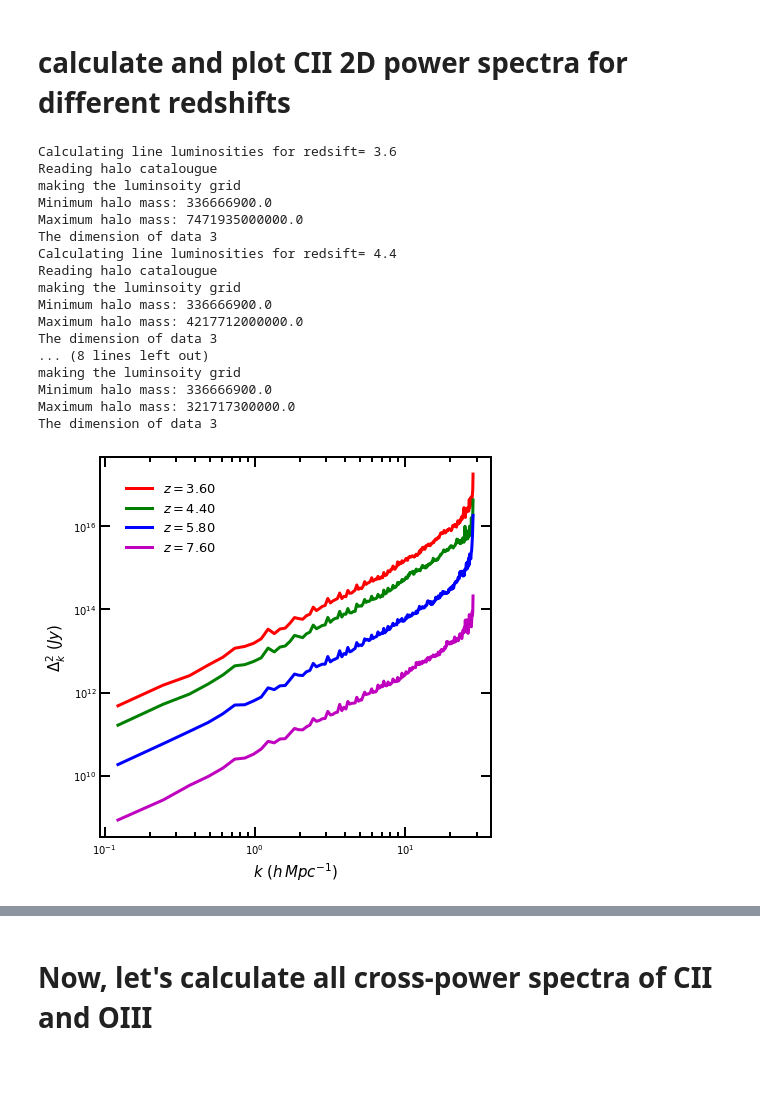
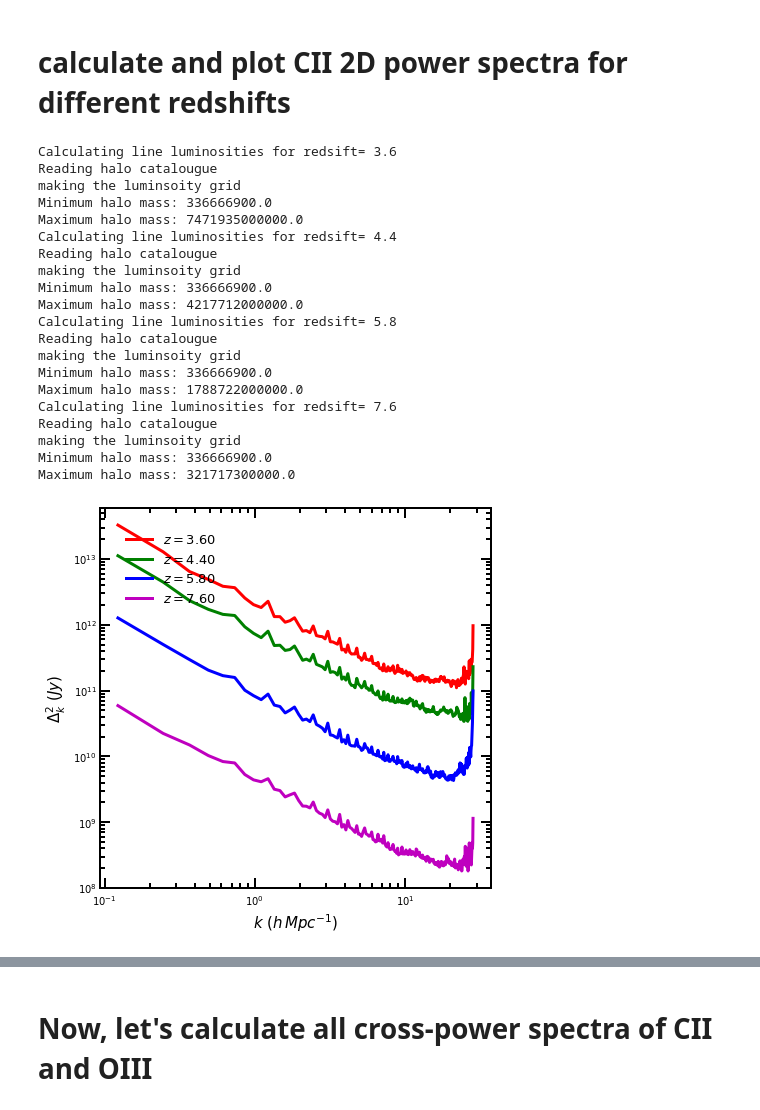
Before and after one commit to Anirbancosmo/Limpy, a Jupyter notebook: notebook/powerspectra.ipynb, the cells around one changed output, grey strips where cells are left out. Cells and saved outputs as stored; diff of their text form; code cells hidden in the pictures; blank space fills up the shorter version.

```diff
--- a/notebook/powerspectra.ipynb
+++ b/notebook/powerspectra.ipynb
@@ -257,7 +241,7 @@ for i in range(len(halo_redshift)):
 
     print("making the luminsoity grid")
     gi=ll.calc_intensity_3d(boxsize, ngrid, halo_file,halo_redshift[i], line_name='CII',\
-                        halo_cutoff_mass=1e10, use_scatter=False,halocat_file_type='dat', unit='mpc')
+                        halo_cutoff_mass=1e10, use_scatter=False,halocat_file_type='dat')
 
     gi=gi.reshape(512,512,512)
 
@@ -270,43 +254,47 @@ Reading halo catalougue
 making the luminsoity grid
 Minimum halo mass: 336666900.0
 Maximum halo mass: 7471935000000.0
-The dimension of data 3
 Calculating line luminosities for redsift= 4.4
 Reading halo catalougue
 making the luminsoity grid
 Minimum halo mass: 336666900.0
 Maximum halo mass: 4217712000000.0
-The dimension of data 3
-... (8 lines left out)
+Calculating line luminosities for redsift= 5.8
+Reading halo catalougue
+making the luminsoity grid
+Minimum halo mass: 336666900.0
+Maximum halo mass: 1788722000000.0
+Calculating line luminosities for redsift= 7.6
+Reading halo catalougue
 making the luminsoity grid
 Minimum halo mass: 336666900.0
 Maximum halo mass: 321717300000.0
-The dimension of data 3
 # %%
 colorlist=['r', 'g', 'b', 'm']
 label_list=[r'$z=3.60$', r'$z=4.40$', r'$z=5.80$', r'$z=7.60$' ]
 for i in range(len(halo_redshift)):
     kplot=kz_c2[i]
     pkplot=pkz_c2[i]
-    dkplot=kplot**3*pkplot/2.0/np.pi**2
+    #dkplot=kplot**3*pkplot/2.0/np.pi**2
+    dkplot=pkplot
     plt.plot(kplot, dkplot, lw=3, color=colorlist[i], label=label_list[i])
 
 plt.legend(loc=0)
 
 plt.xscale("log")
 plt.yscale("log")
 #plt.xlim(1e-1, 5)
 #plt.ylim(1e4, 5e10)
 plt.legend(loc=2, frameon=False, fontsize=13)
 
 #plt.xlim((2*np.pi)/80, (np.pi*512)/80)
 
 plt.ylabel(r"$\Delta_k^2\,\,(Jy)$")
 plt.xlabel(r"$k\,\,(h\,Mpc^{-1})$")
 
 plt.savefig("ps_CII_redshift.pdf")
 # %% [output]
-[figure, old version]
+[figure, new version]
 # %%
 kz_o=[]
 pkz_o=[]
```
Also changed, not shown: parts of 16 cells of this notebook, 9 other files.
